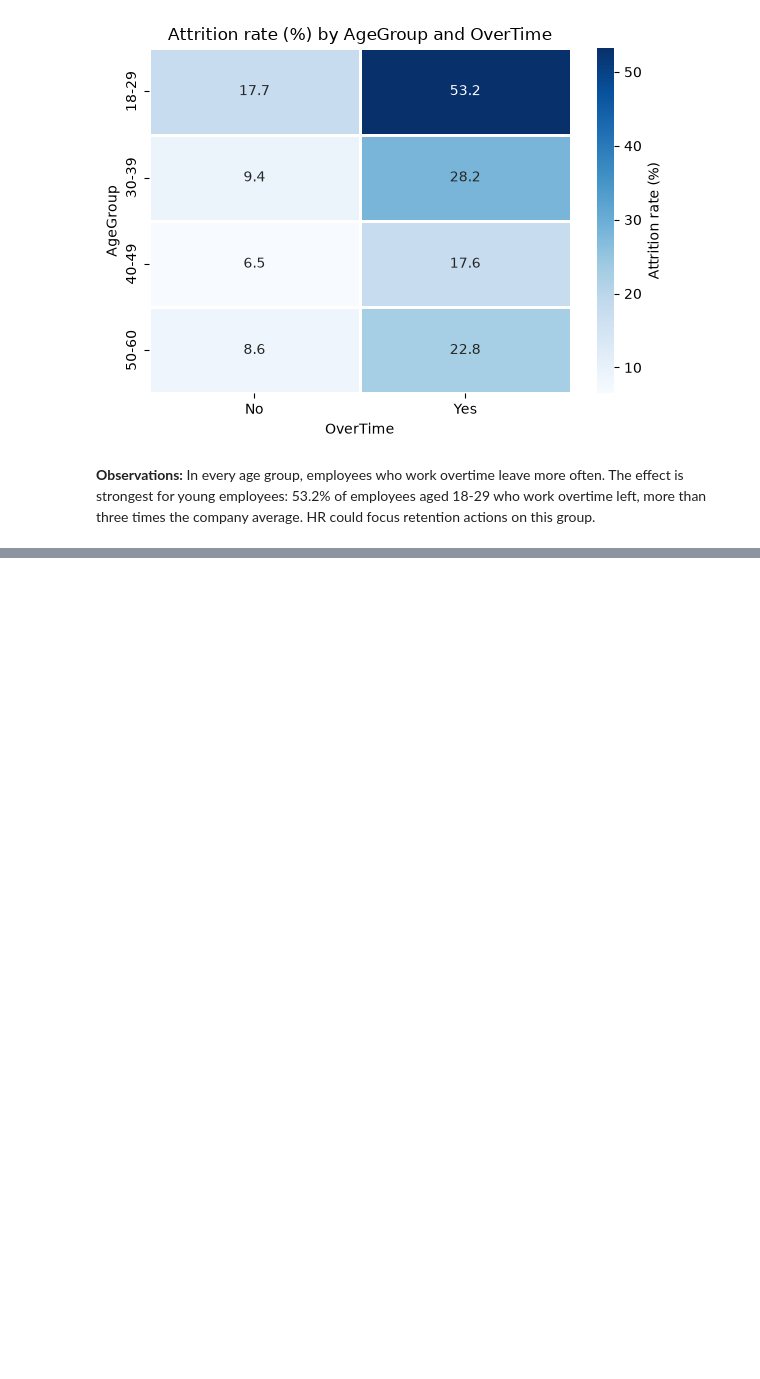
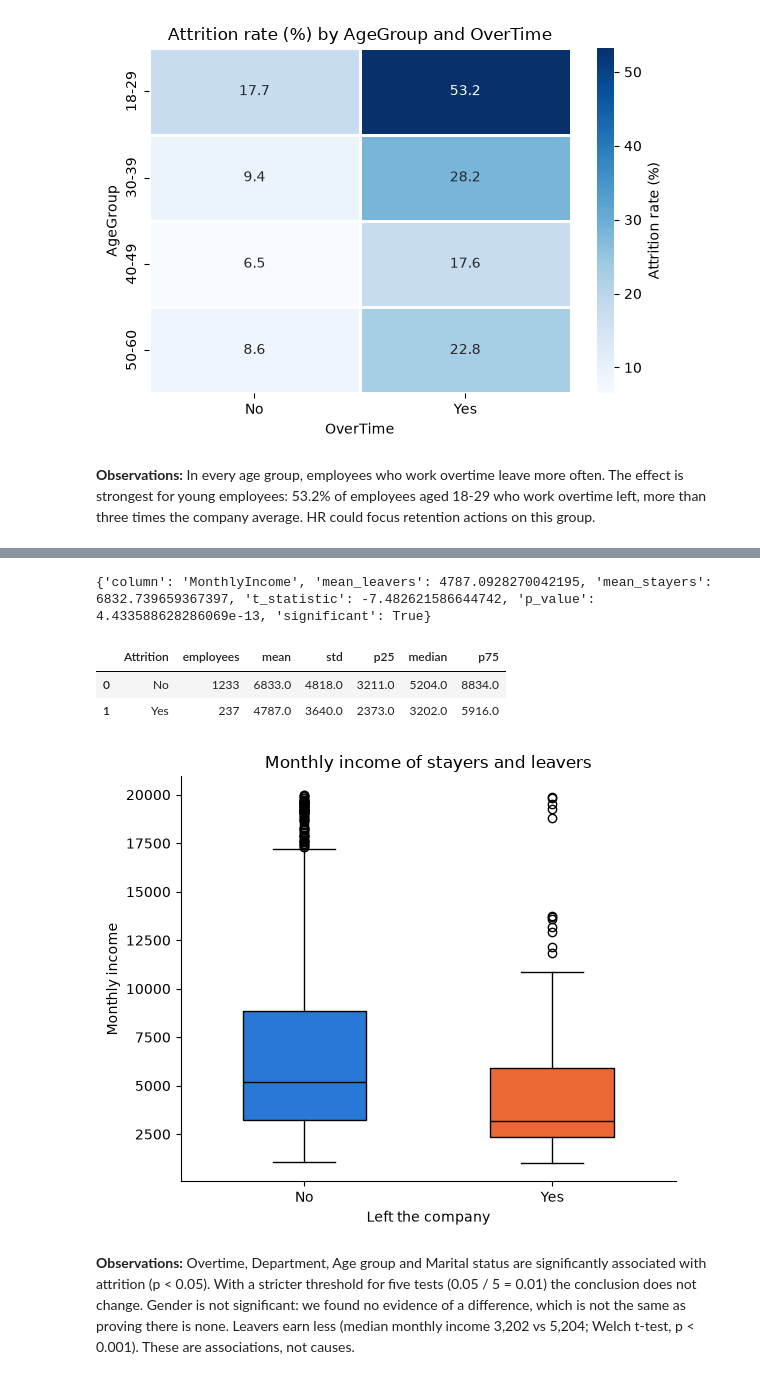
Before and after one commit to siennaduong/HR-analytics, a Jupyter notebook: notebooks/attrition_report.ipynb, the cells around one changed output, grey strips where cells are left out. Cells and saved outputs as stored; diff of their text form; code cells hidden in the pictures; blank space fills up the shorter version.

Commit message:
Add statistical tests section to report notebook

```diff
--- a/notebooks/attrition_report.ipynb
+++ b/notebooks/attrition_report.ipynb
@@ -141,0 +169,22 @@ the company average. HR could focus retention actions on this group.
+# %%
+t_result = attrition_t_test(df)
+print(t_result)
+
+fig = plot_income_by_attrition(df)
+save_figure(fig, "income_by_attrition.png")
+
+income_statistics(df).round(0)
+# %% [output]
+{'column': 'MonthlyIncome', 'mean_leavers': 4787.0928270042195, 'mean_stayers': 6832.739659367397, 't_statistic': -7.482621586644742, 'p_value': 4.433588628286069e-13, 'significant': True}
+|  | Attrition | employees | mean | std | p25 | median | p75 |
+| 0 | No | 1233 | 6833.0 | 4818.0 | 3211.0 | 5204.0 | 8834.0 |
+| 1 | Yes | 237 | 4787.0 | 3640.0 | 2373.0 | 3202.0 | 5916.0 |
+[figure, added]
+# %% [markdown]
+**Observations:** Overtime, Department, Age group and Marital status
+are significantly associated with attrition (p < 0.05). With a
+stricter threshold for five tests (0.05 / 5 = 0.01) the conclusion does
+not change. Gender is not significant: we found no evidence of a
+difference, which is not the same as proving there is none.
+Leavers earn less (median monthly income 3,202 vs 5,204; Welch t-test,
+p < 0.001). These are associations, not causes.
```
Also changed, not shown: parts of 3 cells of this notebook.
